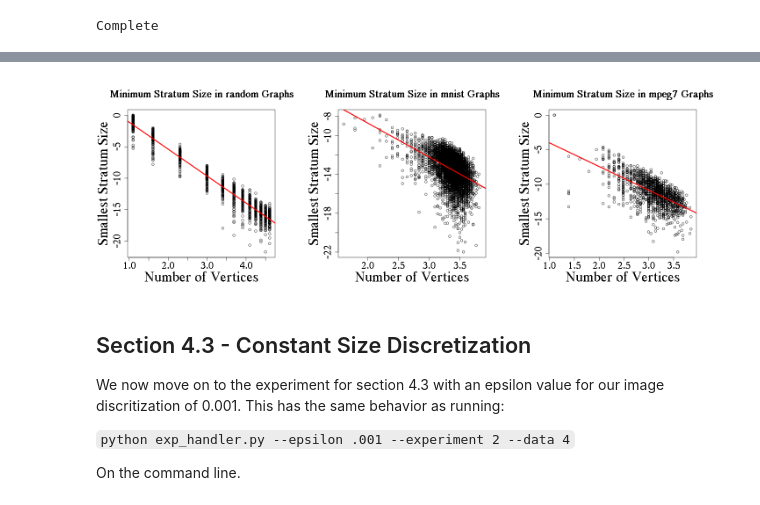
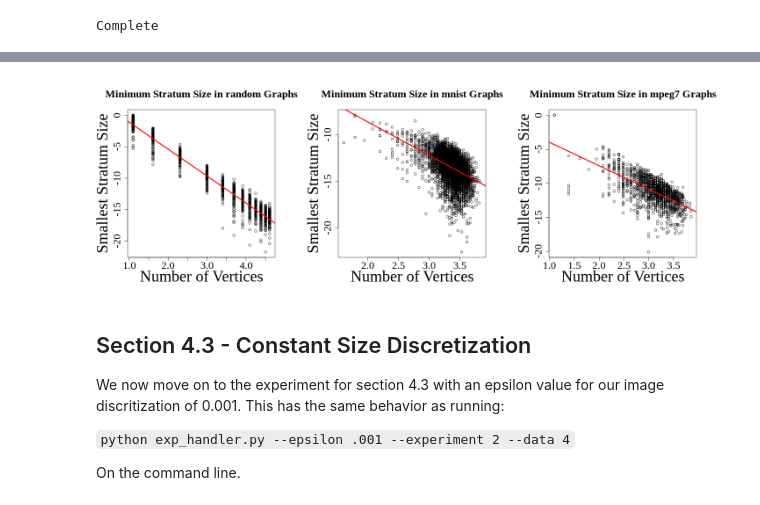
Before and after one commit to compTAG/topo-descriptor-experiments, a Jupyter notebook: Experiment_Supplement.ipynb, the cells around one changed output, grey strips where cells are left out. Drawn from its saved outputs; the diff is of its cells as text; code cells hidden in the pictures.

```diff
--- a/Experiment_Supplement.ipynb
+++ b/Experiment_Supplement.ipynb
@@ -296,10 +277,11 @@ F-statistic: 935.7 on 1 and 1354 DF,  p-value: < 2.2e-16
 # %%
 from utils.combine_data import combine_pngs
+from PIL import Image
 approx = '005'
-combine_pngs('smallest_angle_exp', approx)
-Image("figs/smallest_angle_exp/smallest_angle_exp_005.png")
+combine_pngs('smallest_stratum_exp', approx)
+Image.open("figs/smallest_stratum_exp/smallest_stratum_exp_005.png")
 # %% [output]
-[figure, old version]
+[figure, new version]
 # %% [markdown]
 ## Section 4.3 - Constant Size Discretization
 
```
Also changed, not shown: parts of 20 cells of this notebook, 10 other files.
